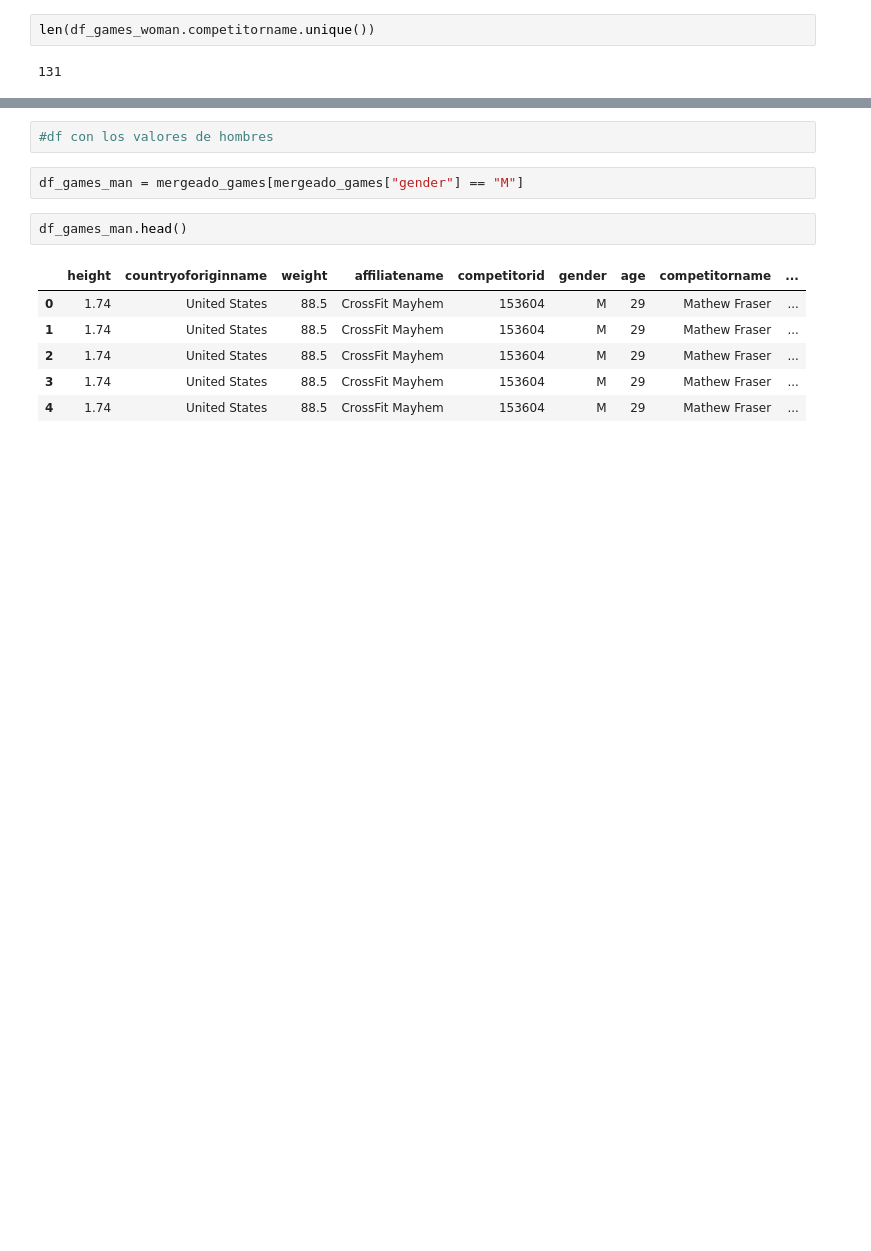
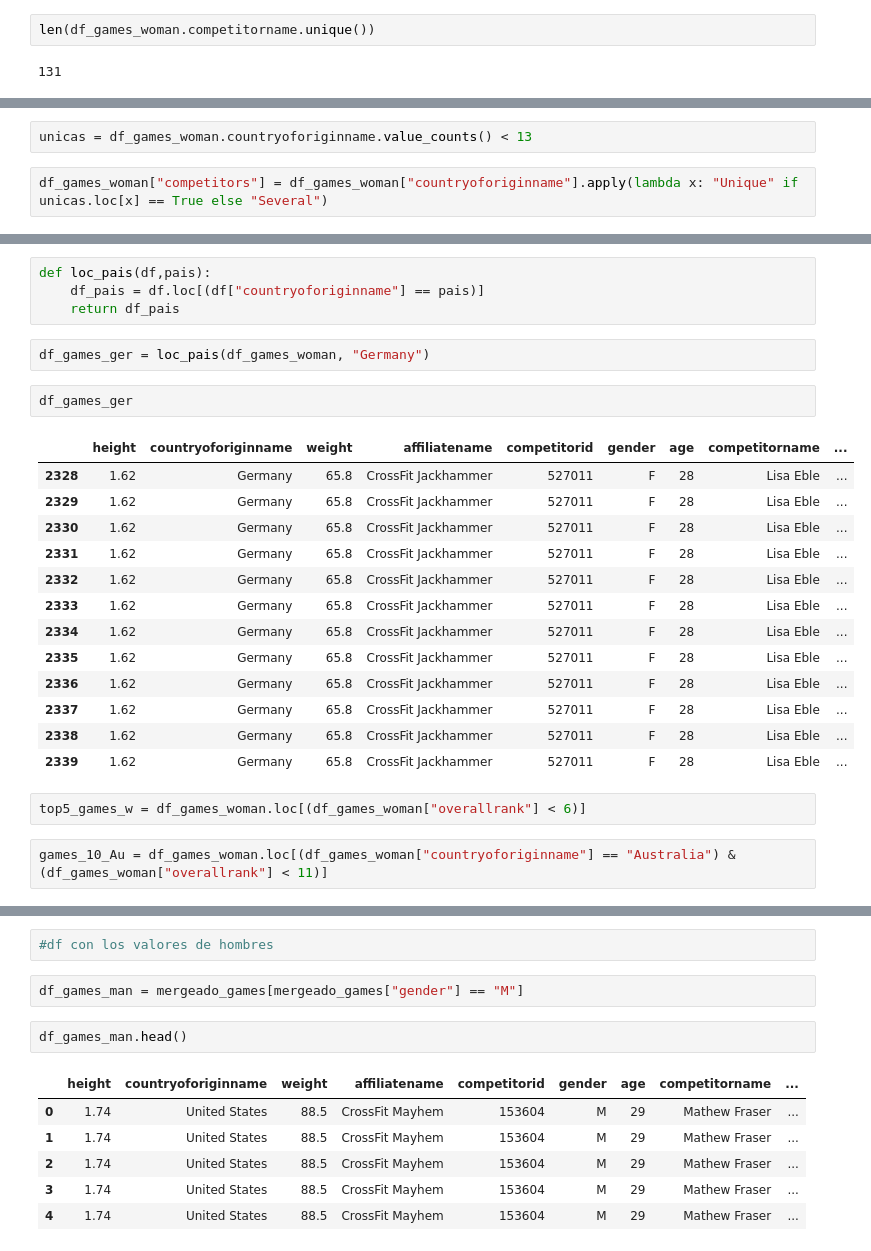
Before and after one commit to Beapsp/Conoce-prueba-practica_Crossfit, a Jupyter notebook: Notebooks/cleaning_cross.ipynb, the cells around one changed output, grey strips where cells are left out. Saved outputs shown, nothing was run; the diff lists cells and outputs as text; blank space fills up the shorter version.

```diff
--- a/Notebooks/cleaning_cross.ipynb
+++ b/Notebooks/cleaning_cross.ipynb
@@ -179,0 +240,4 @@ len(df_games_woman.competitorname.unique())
+# %%
+unicas = df_games_woman.countryoforiginname.value_counts() < 13
+# %%
+df_games_woman["competitors"] = df_games_woman["countryoforiginname"].apply(lambda x: "Unique" if unicas.loc[x] == True else "Several")
@@ -179,0 +266,26 @@ len(df_games_woman.competitorname.unique())
+# %%
+def loc_pais(df,pais):
+    df_pais = df.loc[(df["countryoforiginname"] == pais)]
+    return df_pais
+# %%
+df_games_ger = loc_pais(df_games_woman, "Germany")
+# %%
+df_games_ger
+# %% [output]
+|  | height | countryoforiginname | weight | affiliatename | competitorid | gender | age | competitorname | ... |
+| 2328 | 1.62 | Germany | 65.8 | CrossFit Jackhammer | 527011 | F | 28 | Lisa Eble | ... |
+| 2329 | 1.62 | Germany | 65.8 | CrossFit Jackhammer | 527011 | F | 28 | Lisa Eble | ... |
+| 2330 | 1.62 | Germany | 65.8 | CrossFit Jackhammer | 527011 | F | 28 | Lisa Eble | ... |
+| 2331 | 1.62 | Germany | 65.8 | CrossFit Jackhammer | 527011 | F | 28 | Lisa Eble | ... |
+| 2332 | 1.62 | Germany | 65.8 | CrossFit Jackhammer | 527011 | F | 28 | Lisa Eble | ... |
+| 2333 | 1.62 | Germany | 65.8 | CrossFit Jackhammer | 527011 | F | 28 | Lisa Eble | ... |
+| 2334 | 1.62 | Germany | 65.8 | CrossFit Jackhammer | 527011 | F | 28 | Lisa Eble | ... |
+| 2335 | 1.62 | Germany | 65.8 | CrossFit Jackhammer | 527011 | F | 28 | Lisa Eble | ... |
+| 2336 | 1.62 | Germany | 65.8 | CrossFit Jackhammer | 527011 | F | 28 | Lisa Eble | ... |
+| 2337 | 1.62 | Germany | 65.8 | CrossFit Jackhammer | 527011 | F | 28 | Lisa Eble | ... |
+| 2338 | 1.62 | Germany | 65.8 | CrossFit Jackhammer | 527011 | F | 28 | Lisa Eble | ... |
+| 2339 | 1.62 | Germany | 65.8 | CrossFit Jackhammer | 527011 | F | 28 | Lisa Eble | ... |
+# %%
+top5_games_w = df_games_woman.loc[(df_games_woman["overallrank"] < 6)]
+# %%
+games_10_Au = df_games_woman.loc[(df_games_woman["countryoforiginname"] == "Australia") & (df_games_woman["overallrank"] < 11)]
```
Also changed, not shown: parts of 30 cells of this notebook.
